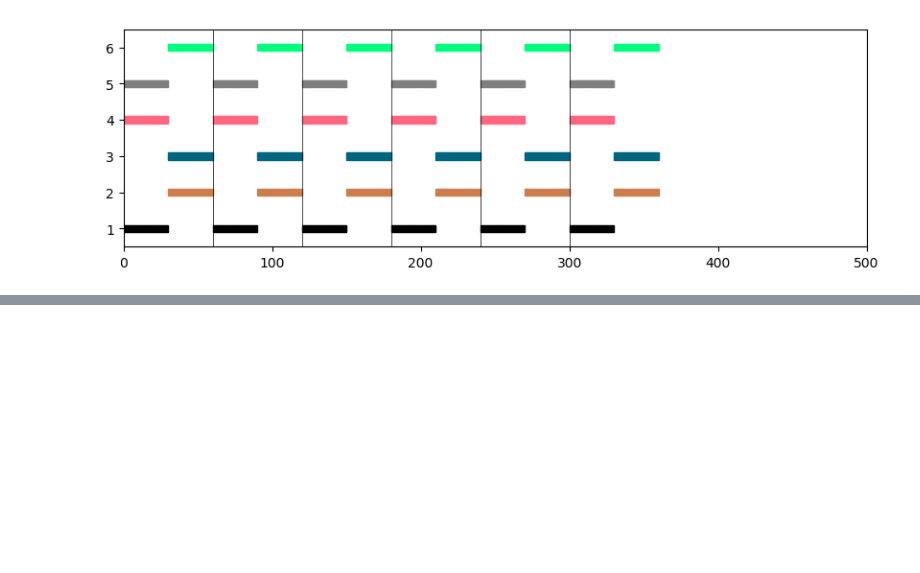
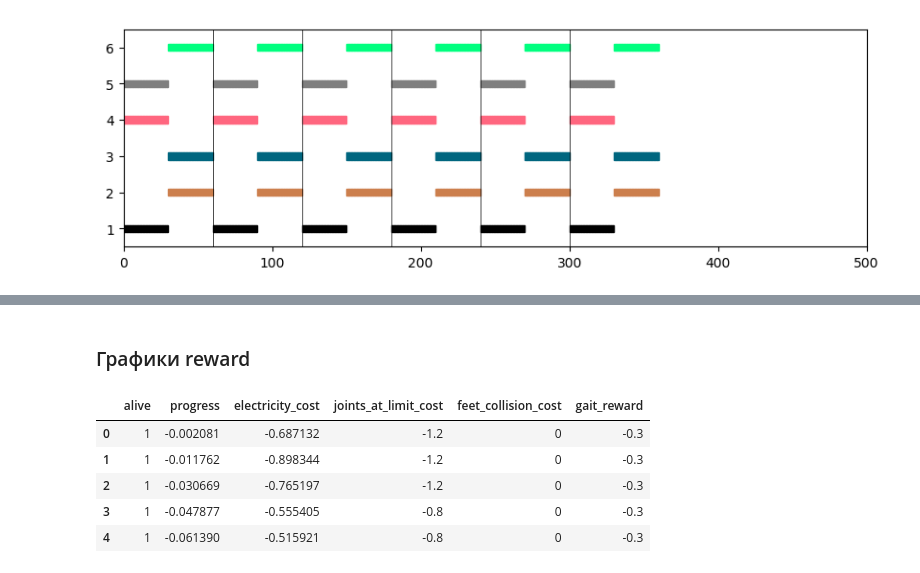
Before and after one commit to nosmokingsurfer/RL_hexapod, a Jupyter notebook: walk_analyse/walk_analyser.ipynb, the cells around one changed output, grey strips where cells are left out. Saved outputs shown, nothing was run; the diff lists cells and outputs as text; code cells hidden in the pictures; blank space fills up the shorter version.

```diff
--- a/walk_analyse/walk_analyser.ipynb
+++ b/walk_analyse/walk_analyser.ipynb
@@ -214,0 +185,13 @@ accuracy: 0.5781666666666667
+# %% [markdown]
+### Графики reward
+# %%
+rdf = pd.read_csv('./reward_log.csv')
+reward_log = rdf.to_dict('list')
+rdf.head(5)
+# %% [output]
+|  | alive | progress | electricity_cost | joints_at_limit_cost | feet_collision_cost | gait_reward |
+| 0 | 1 | -0.002081 | -0.687132 | -1.2 | 0 | -0.3 |
+| 1 | 1 | -0.011762 | -0.898344 | -1.2 | 0 | -0.3 |
+| 2 | 1 | -0.030669 | -0.765197 | -1.2 | 0 | -0.3 |
+| 3 | 1 | -0.047877 | -0.555405 | -0.8 | 0 | -0.3 |
+| 4 | 1 | -0.061390 | -0.515921 | -0.8 | 0 | -0.3 |
```
Also changed, not shown: parts of 24 cells of this notebook, 7 other files.
